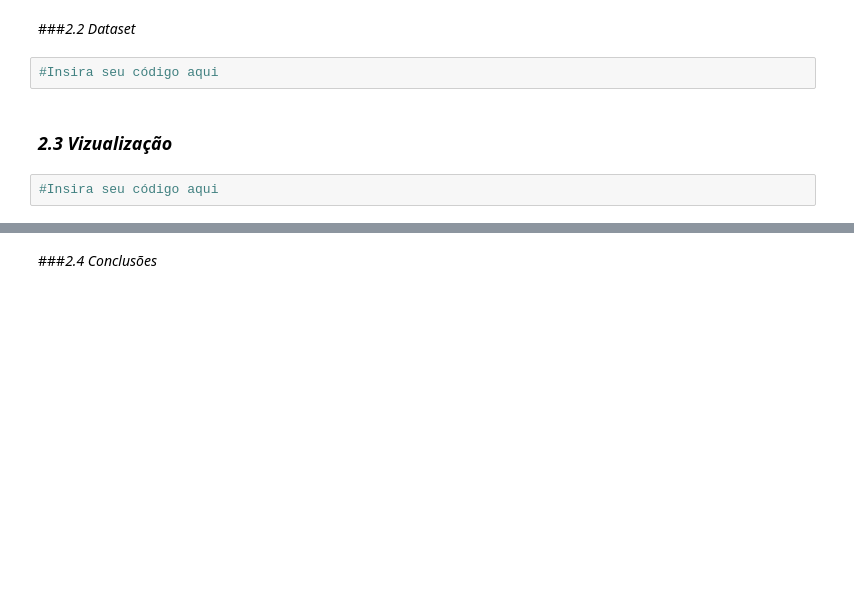
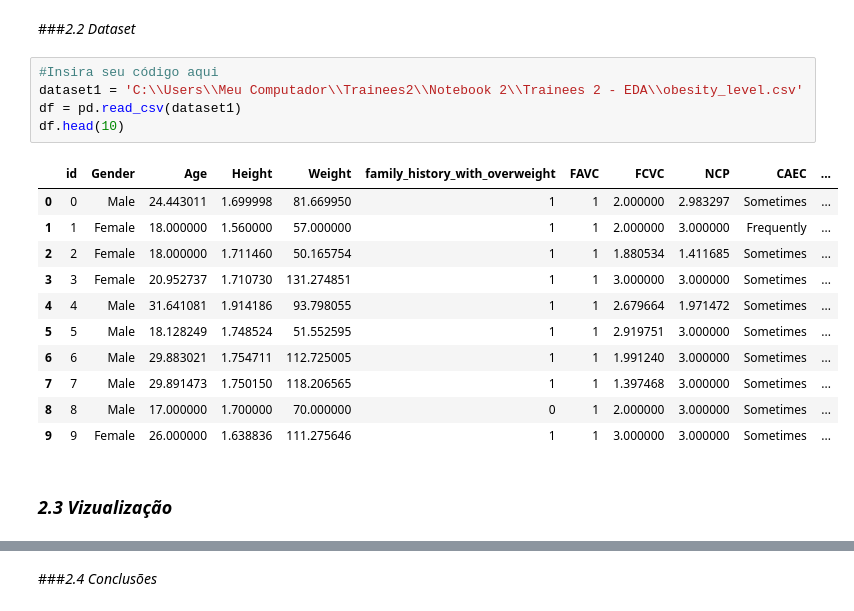
Before and after one commit to talesnobre/Trainees2, a Jupyter notebook: Notebook 2/Aula_EDA.ipynb, the cells around one changed output, grey strips where cells are left out. Drawn from its saved outputs; the diff is of its cells as text; blank space fills up the shorter version.

```diff
--- a/Notebook 2/Aula_EDA.ipynb
+++ b/Notebook 2/Aula_EDA.ipynb
@@ -188,8 +193,21 @@ Examine as tendências de mudança de temperatura ao longo dos anos, conforme ap
 # %% [markdown]
 ###*2.2 Dataset*
-# %%
-#Insira seu código aqui
+# %%
+#Insira seu código aqui
+dataset1 = 'C:\\Users\\Meu Computador\\Trainees2\\Notebook 2\\Trainees 2 - EDA\\obesity_level.csv'
+df = pd.read_csv(dataset1)
+df.head(10)
+# %% [output]
+|  | id | Gender | Age | Height | Weight | family_history_with_overweight | FAVC | FCVC | NCP | CAEC | ... |
+| 0 | 0 | Male | 24.443011 | 1.699998 | 81.669950 | 1 | 1 | 2.000000 | 2.983297 | Sometimes | ... |
+| 1 | 1 | Female | 18.000000 | 1.560000 | 57.000000 | 1 | 1 | 2.000000 | 3.000000 | Frequently | ... |
+| 2 | 2 | Female | 18.000000 | 1.711460 | 50.165754 | 1 | 1 | 1.880534 | 1.411685 | Sometimes | ... |
+| 3 | 3 | Female | 20.952737 | 1.710730 | 131.274851 | 1 | 1 | 3.000000 | 3.000000 | Sometimes | ... |
+| 4 | 4 | Male | 31.641081 | 1.914186 | 93.798055 | 1 | 1 | 2.679664 | 1.971472 | Sometimes | ... |
+| 5 | 5 | Male | 18.128249 | 1.748524 | 51.552595 | 1 | 1 | 2.919751 | 3.000000 | Sometimes | ... |
+| 6 | 6 | Male | 29.883021 | 1.754711 | 112.725005 | 1 | 1 | 1.991240 | 3.000000 | Sometimes | ... |
+| 7 | 7 | Male | 29.891473 | 1.750150 | 118.206565 | 1 | 1 | 1.397468 | 3.000000 | Sometimes | ... |
+| 8 | 8 | Male | 17.000000 | 1.700000 | 70.000000 | 0 | 1 | 2.000000 | 3.000000 | Sometimes | ... |
+| 9 | 9 | Female | 26.000000 | 1.638836 | 111.275646 | 1 | 1 | 3.000000 | 3.000000 | Sometimes | ... |
 # %% [markdown]
 ### *2.3 Vizualização*
-# %%
-#Insira seu código aqui
```
Also changed, not shown: parts of 9 cells of this notebook, 1 other file.
